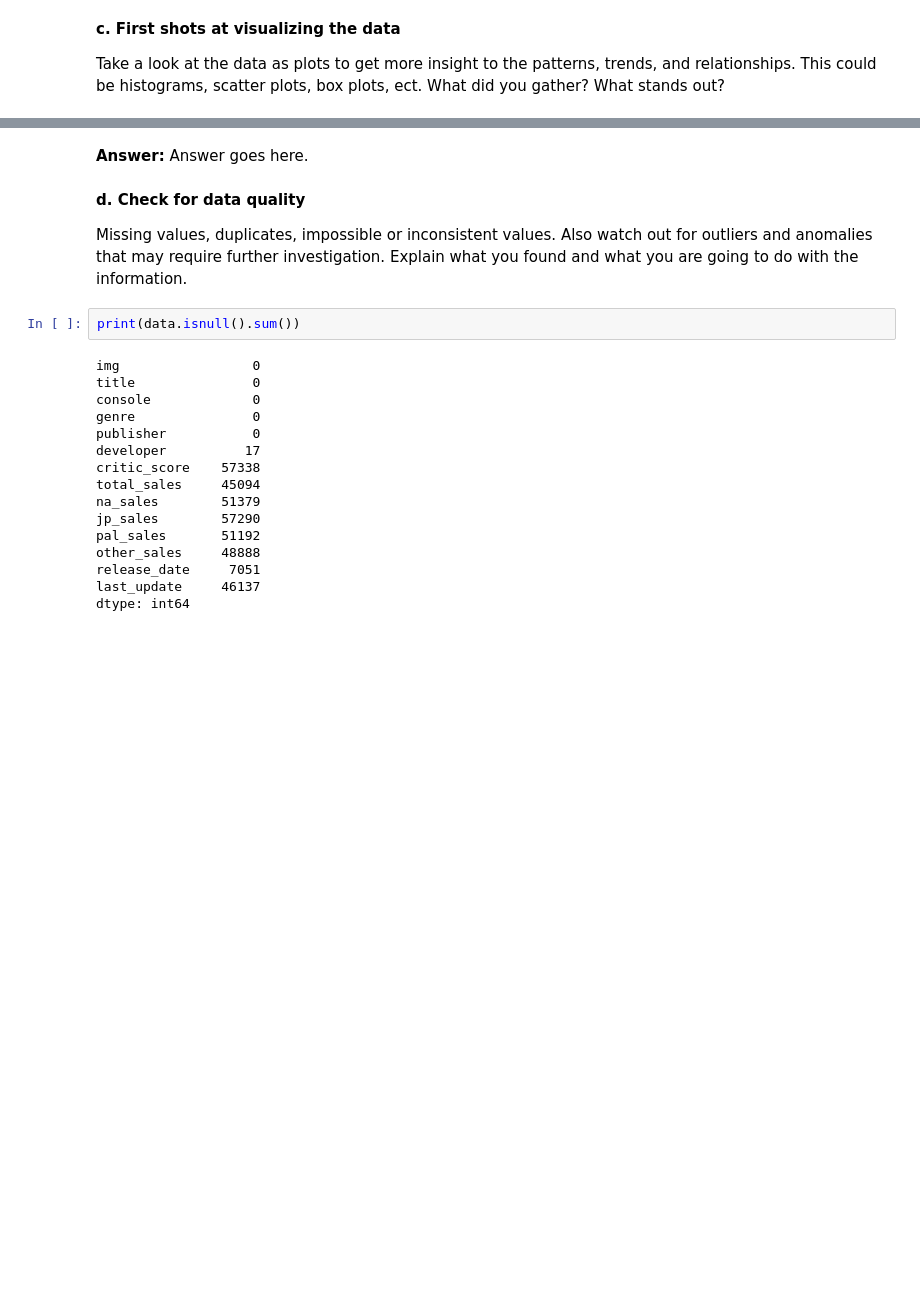
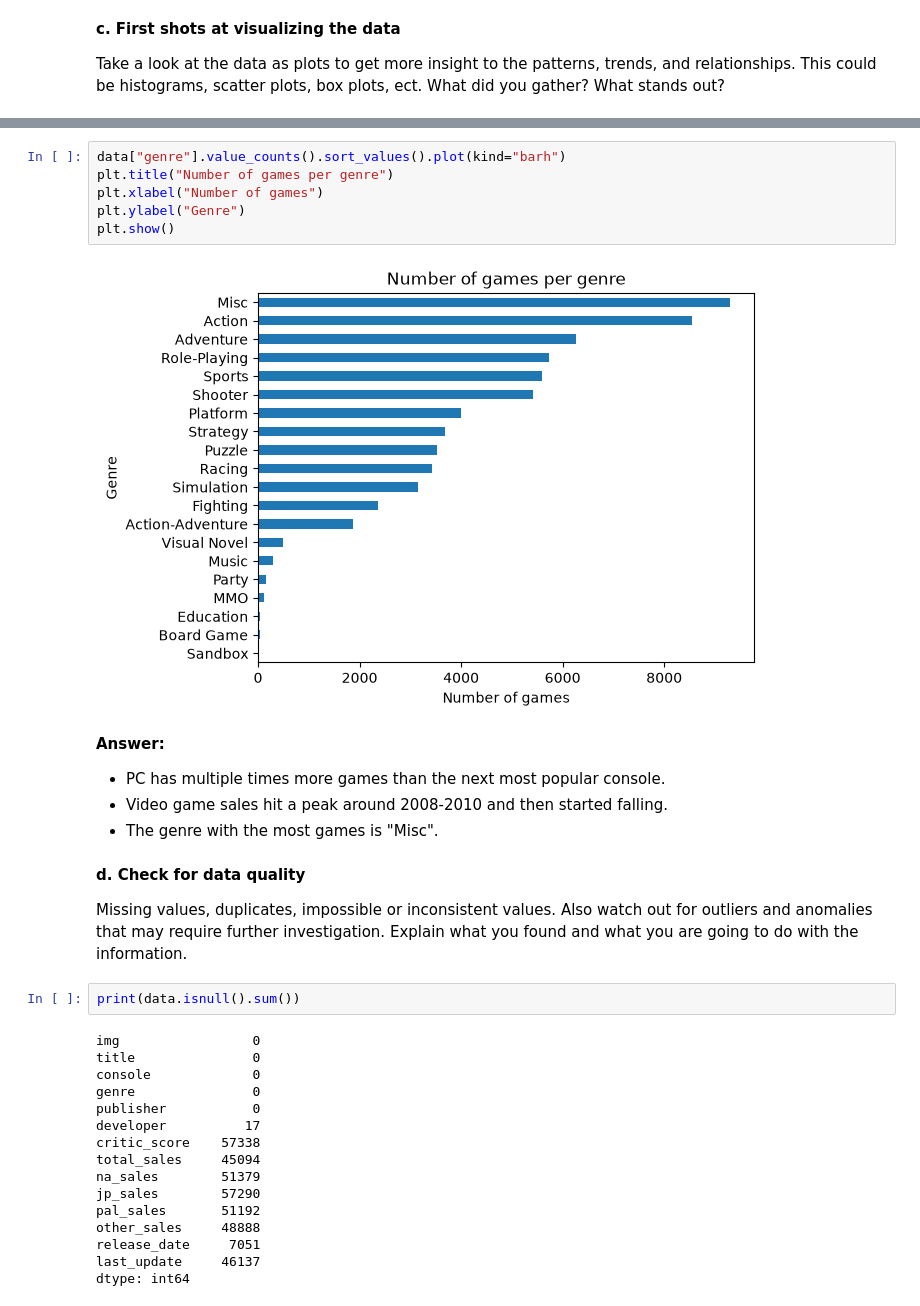
Before and after one commit to hirv7/Predicting-video-game-sales, a Jupyter notebook: HW7/IDS2026_HW07.ipynb, the cells around one changed output, grey strips where cells are left out. Drawn from its saved outputs; the diff is of its cells as text; blank space fills up the shorter version.

```diff
--- a/HW7/IDS2026_HW07.ipynb
+++ b/HW7/IDS2026_HW07.ipynb
@@ -220,5 +252,16 @@ Take a look at the data as plots to get more insight to the patterns, trends, an
+# %%
+data["genre"].value_counts().sort_values().plot(kind="barh")
+plt.title("Number of games per genre")
+plt.xlabel("Number of games")
+plt.ylabel("Genre")
+plt.show()
+# %% [output]
+[figure, added]
 # %% [markdown]
-**Answer:** Answer goes here.
+**Answer:**
+- PC has multiple times more games than the next most popular console.
+- Video game sales hit a peak around 2008-2010 and then started falling.
+- The genre with the most games is "Misc".
 # %% [markdown]
 **d. Check for data quality**
 
```
Also changed, not shown: parts of 8 cells of this notebook.
